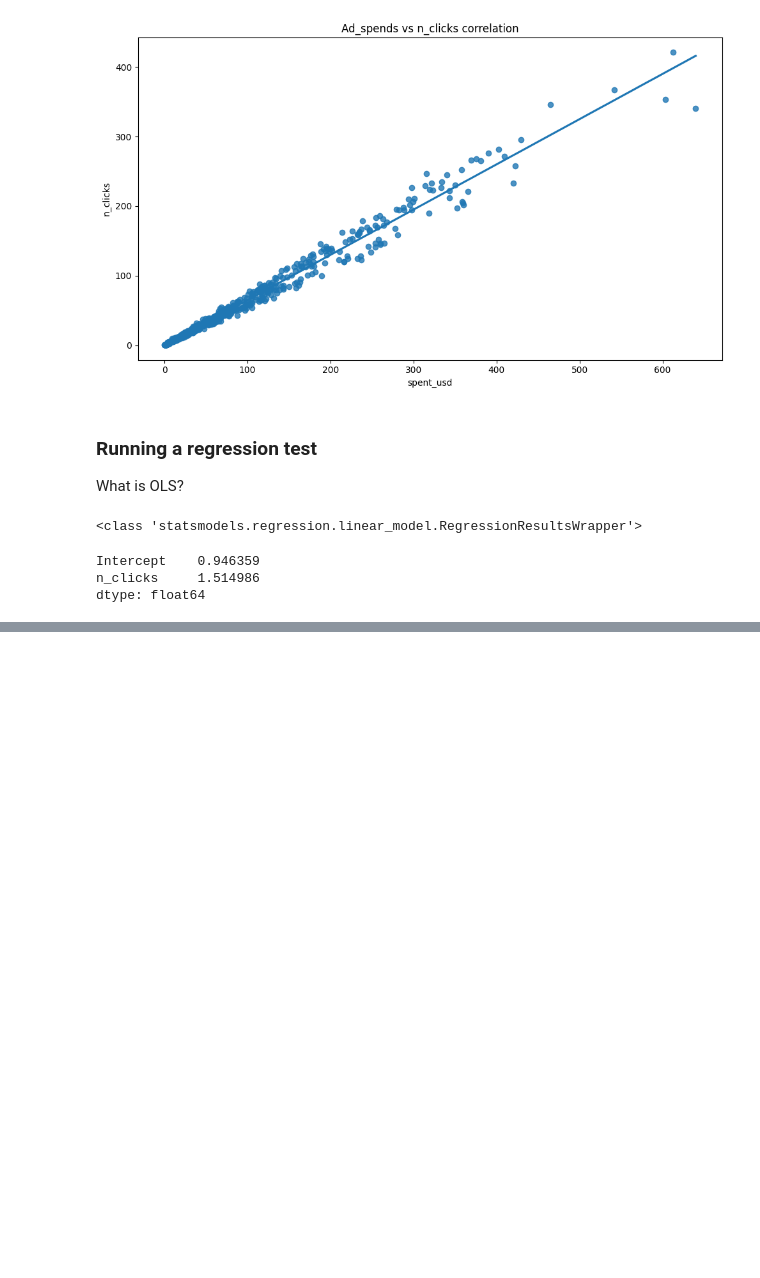
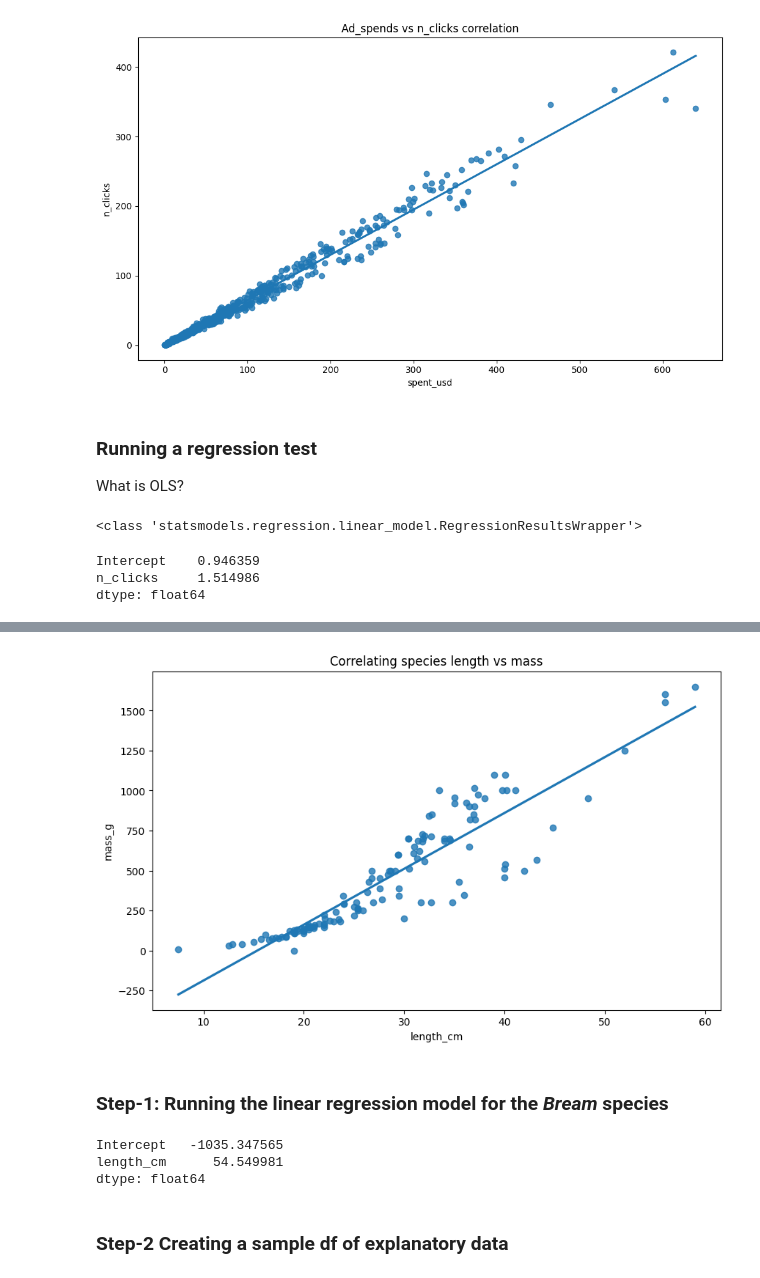
Before and after one commit to abhijeet-bhambere/python-ml-trail, a Jupyter notebook: regression-basics.ipynb, the cells around one changed output, grey strips where cells are left out. Saved outputs shown, nothing was run; the diff lists cells and outputs as text; code cells hidden in the pictures; blank space fills up the shorter version.

```diff
--- a/regression-basics.ipynb
+++ b/regression-basics.ipynb
@@ -90,0 +193,24 @@ plt.show()
+# %%
+# visualizing relation between length & mass
+plt.figure(figsize=(10,6))
+sns.regplot(data=fisheries_df, x= "length_cm", y="mass_g", ci=None)
+plt.title("Correlating species length vs mass" )
+plt.show()
+# %% [output]
+[figure, added]
+# %% [markdown]
+### Step-1: Running the linear regression model for the _Bream_ species
+# %%
+# Creating a df subset for the bream species
+bream_sp = fisheries_df[fisheries_df["species"]=="Bream"]
+# Running the model for mass vs length
+mdl_mass_length = ols("mass_g ~ length_cm", data=bream_sp).fit()
+
+# Checking the coefficients
+mdl_mass_length.params
+# %% [output]
+Intercept   -1035.347565
+length_cm      54.549981
+dtype: float64
+# %% [markdown]
+### Step-2 Creating a sample df of explanatory data
```
Also changed, not shown: parts of 43 cells of this notebook.
